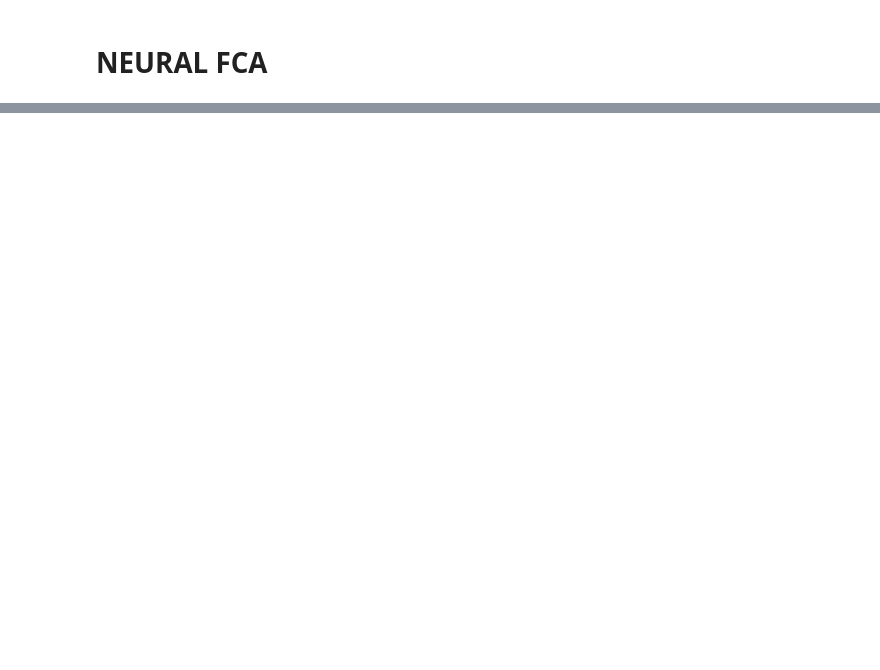
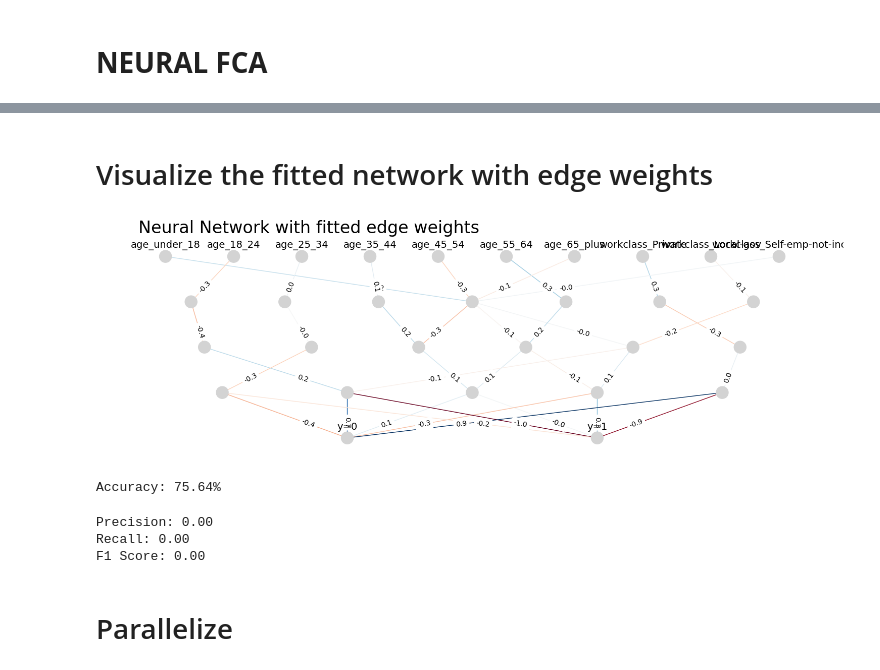
Before and after one commit to AsadKhalil/NeuralFCA, a Jupyter notebook: OSDA_Project.ipynb, the cells around one changed output, grey strips where cells are left out. Saved outputs shown, nothing was run; the diff lists cells and outputs as text; code cells hidden in the pictures; blank space fills up the shorter version.

```diff
--- a/OSDA_Project.ipynb
+++ b/OSDA_Project.ipynb
@@ -629,0 +785,3 @@ from '/content/neural_lib.py' import *
+# %%
+# Step 5: Train the network on the training data
+cn.fit(X_train, y_train)
@@ -629,0 +807,42 @@ from '/content/neural_lib.py' import *
+# %% [markdown]
+# Visualize the fitted network with edge weights
+# %%
+edge_weights = cn.edge_weights_from_network()
+# %%
+import networkx as nx
+fig, ax = plt.subplots(figsize=(15, 5))
+vis.draw_poset(
+    cn.poset, ax=ax,
+    flg_node_indices=False,
+    node_label_func=lambda el_i, P: nl.neuron_label_func(el_i, P, set(cn.attributes), only_new_attrs=True) + '\n\n',
+    edge_color=[edge_weights[edge] for edge in cn.poset.to_networkx().edges],
+    edge_cmap=plt.cm.RdBu,
+)
+nx.draw_networkx_edge_labels(cn.poset.to_networkx(), vis.mover.pos, {k: f"{v:.1f}" for k, v in edge_weights.items()}, label_pos=0.7)
+
+plt.title('Neural Network with fitted edge weights', size=24, x=0.05, loc='left')
+plt.tight_layout()
+plt.show()
+# %% [output]
+[figure, added]
+# %%
+accuracy = accuracy_score(y_test, y_pred)
+print(f"Accuracy: {accuracy * 100:.2f}%")
+# %% [output]
+Accuracy: 75.64%
+# %%
+from sklearn.metrics import precision_score, recall_score, f1_score
+
+precision = precision_score(y_test, y_pred)
+recall = recall_score(y_test, y_pred)
+f1 = f1_score(y_test, y_pred)
+
+print(f"Precision: {precision:.2f}")
+print(f"Recall: {recall:.2f}")
+print(f"F1 Score: {f1:.2f}")
+# %% [output]
+Precision: 0.00
+Recall: 0.00
+F1 Score: 0.00
+# %% [markdown]
+# Parallelize
```
Also changed, not shown: parts of 37 cells of this notebook, 2 other files.
